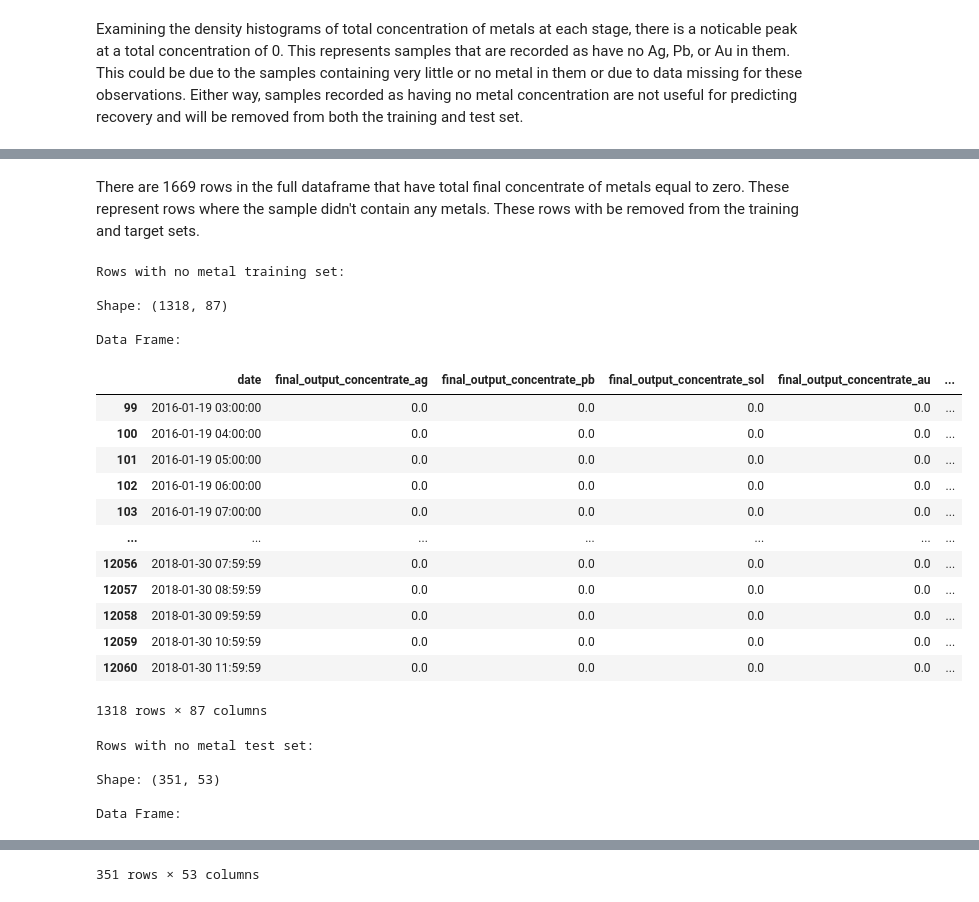
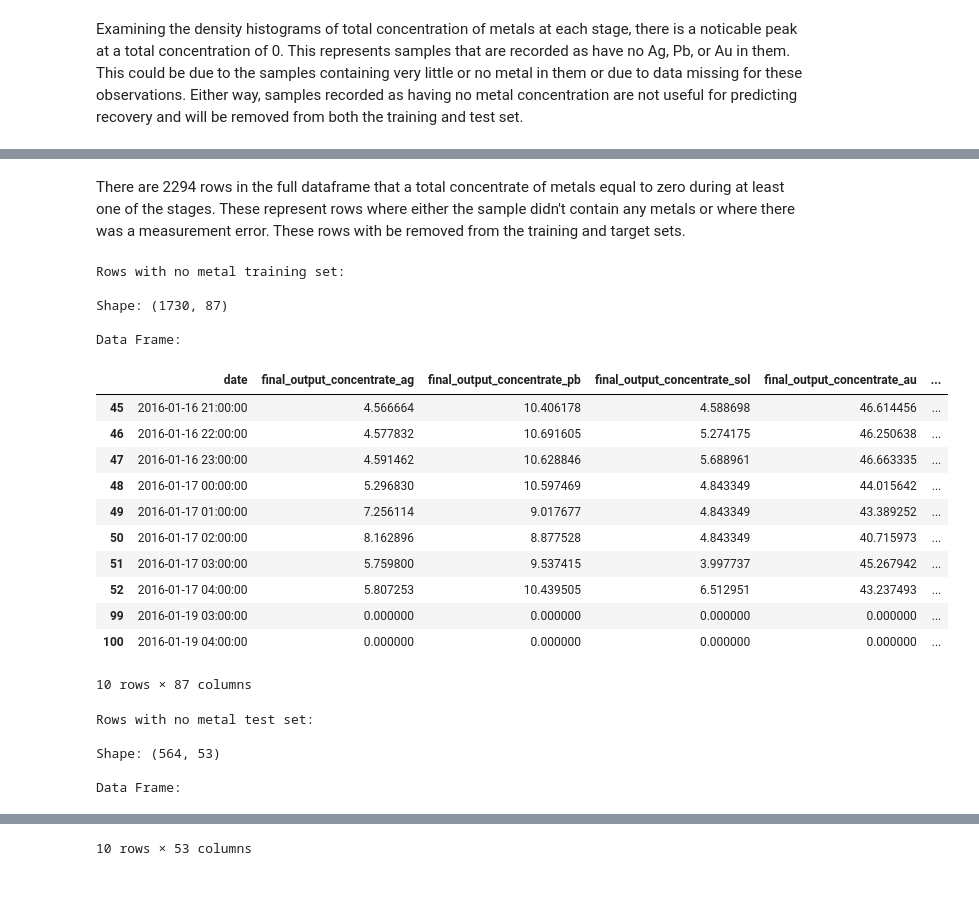
Before and after one commit to kellyshreeve/gold-recovery, a Jupyter notebook: gold-recovery-analysis.ipynb, the cells around one changed output, grey strips where cells are left out. Drawn from its saved outputs; the diff is of its cells as text; code cells hidden in the pictures.

```diff
--- a/gold-recovery-analysis.ipynb
+++ b/gold-recovery-analysis.ipynb
@@ -409,13 +411,16 @@ plt.show()
 # %% [markdown]
 Examining the density histograms of total concentration of metals at each stage, there is a noticable peak at a total concentration of 0. This represents samples that are recorded as have no Ag, Pb, or Au in them. This could be due to the samples containing very little or no metal in them or due to data missing for these observations. Either way, samples recorded as having no metal concentration are not useful for predicting recovery and will be removed from both the training and test set.
 # %%
-# Find samples with total concentrations around 0
-no_metal_full = gold_full[gold_full['total_final_concentrate'] == 0 ]
+# Find samples where combined concentration is 0 at any stage
+no_metal_full = gold_full[~((gold_full['total_final_concentrate'] != 0)
+                            & (gold_full['total_rougher_concentrate'] != 0)
+                            & (gold_full['total_feed_input'] != 0))]
 
-print('Rows where total final concentrate is 0:')
+# Print resulting dataframe and shape
+print('Rows where total concentrate is 0 at any stage:')
 print()
 print(f'Shape: {no_metal_full.shape}')
 print()
 print('Data Frame:')
-display(no_metal_full.head())
+print(no_metal_full.head(50).to_string())
 # %% [output]
@@ -434,48 +444,47 @@ Data Frame:
 # %% [markdown]
-There are 1669 rows in the full dataframe that have total final concentrate of metals equal to zero. These represent rows where the sample didn't contain any metals. These rows with be removed from the training and target sets.
+There are 2294 rows in the full dataframe that a total concentrate of metals equal to zero during at least one of the stages. These represent rows where either the sample didn't contain any metals or where there was a measurement error. These rows with be removed from the training and target sets.
 # %%
 # Find rows with no metal in training set
 no_metal_train = gold_train[gold_train['date'].isin(no_metal_full['date'])]
 
 # Find rows with no metal in test set
 no_metal_test = gold_test[gold_test['date'].isin(no_metal_full['date'])]
 
 # Print result
 print('Rows with no metal training set:')
 print()
 print(f'Shape: {no_metal_train.shape}')
 print()
 print('Data Frame:')
-display(no_metal_train)
+display(no_metal_train.head(10))
 
 print('Rows with no metal test set:')
 print()
 print(f'Shape: {no_metal_test.shape}')
 print()
 print('Data Frame:')
-display(no_metal_test)
+display(no_metal_test.head(10))
 # %% [output]
 Rows with no metal training set:
 
-Shape: (1318, 87)
+Shape: (1730, 87)
 
 Data Frame:
 |  | date | final_output_concentrate_ag | final_output_concentrate_pb | final_output_concentrate_sol | final_output_concentrate_au | ... |
-| 99 | 2016-01-19 03:00:00 | 0.0 | 0.0 | 0.0 | 0.0 | ... |
-| 100 | 2016-01-19 04:00:00 | 0.0 | 0.0 | 0.0 | 0.0 | ... |
-| 101 | 2016-01-19 05:00:00 | 0.0 | 0.0 | 0.0 | 0.0 | ... |
-| 102 | 2016-01-19 06:00:00 | 0.0 | 0.0 | 0.0 | 0.0 | ... |
-| 103 | 2016-01-19 07:00:00 | 0.0 | 0.0 | 0.0 | 0.0 | ... |
-| ... | ... | ... | ... | ... | ... | ... |
-| 12056 | 2018-01-30 07:59:59 | 0.0 | 0.0 | 0.0 | 0.0 | ... |
-| 12057 | 2018-01-30 08:59:59 | 0.0 | 0.0 | 0.0 | 0.0 | ... |
-| 12058 | 2018-01-30 09:59:59 | 0.0 | 0.0 | 0.0 | 0.0 | ... |
-| 12059 | 2018-01-30 10:59:59 | 0.0 | 0.0 | 0.0 | 0.0 | ... |
-| 12060 | 2018-01-30 11:59:59 | 0.0 | 0.0 | 0.0 | 0.0 | ... |
+| 45 | 2016-01-16 21:00:00 | 4.566664 | 10.406178 | 4.588698 | 46.614456 | ... |
+| 46 | 2016-01-16 22:00:00 | 4.577832 | 10.691605 | 5.274175 | 46.250638 | ... |
+| 47 | 2016-01-16 23:00:00 | 4.591462 | 10.628846 | 5.688961 | 46.663335 | ... |
+| 48 | 2016-01-17 00:00:00 | 5.296830 | 10.597469 | 4.843349 | 44.015642 | ... |
+| 49 | 2016-01-17 01:00:00 | 7.256114 | 9.017677 | 4.843349 | 43.389252 | ... |
+| 50 | 2016-01-17 02:00:00 | 8.162896 | 8.877528 | 4.843349 | 40.715973 | ... |
+| 51 | 2016-01-17 03:00:00 | 5.759800 | 9.537415 | 3.997737 | 45.267942 | ... |
+| 52 | 2016-01-17 04:00:00 | 5.807253 | 10.439505 | 6.512951 | 43.237493 | ... |
+| 99 | 2016-01-19 03:00:00 | 0.000000 | 0.000000 | 0.000000 | 0.000000 | ... |
+| 100 | 2016-01-19 04:00:00 | 0.000000 | 0.000000 | 0.000000 | 0.000000 | ... |
-1318 rows × 87 columns
+10 rows × 87 columns
 Rows with no metal test set:
 
-Shape: (351, 53)
+Shape: (564, 53)
 
 Data Frame:
 |  | date | primary_cleaner_input_sulfate | primary_cleaner_input_depressant | primary_cleaner_input_feed_size | primary_cleaner_input_xanthate | ... |
@@ -493 +501 @@ Data Frame:
-351 rows × 53 columns
+10 rows × 53 columns
```
Also changed, not shown: parts of 14 cells of this notebook.
